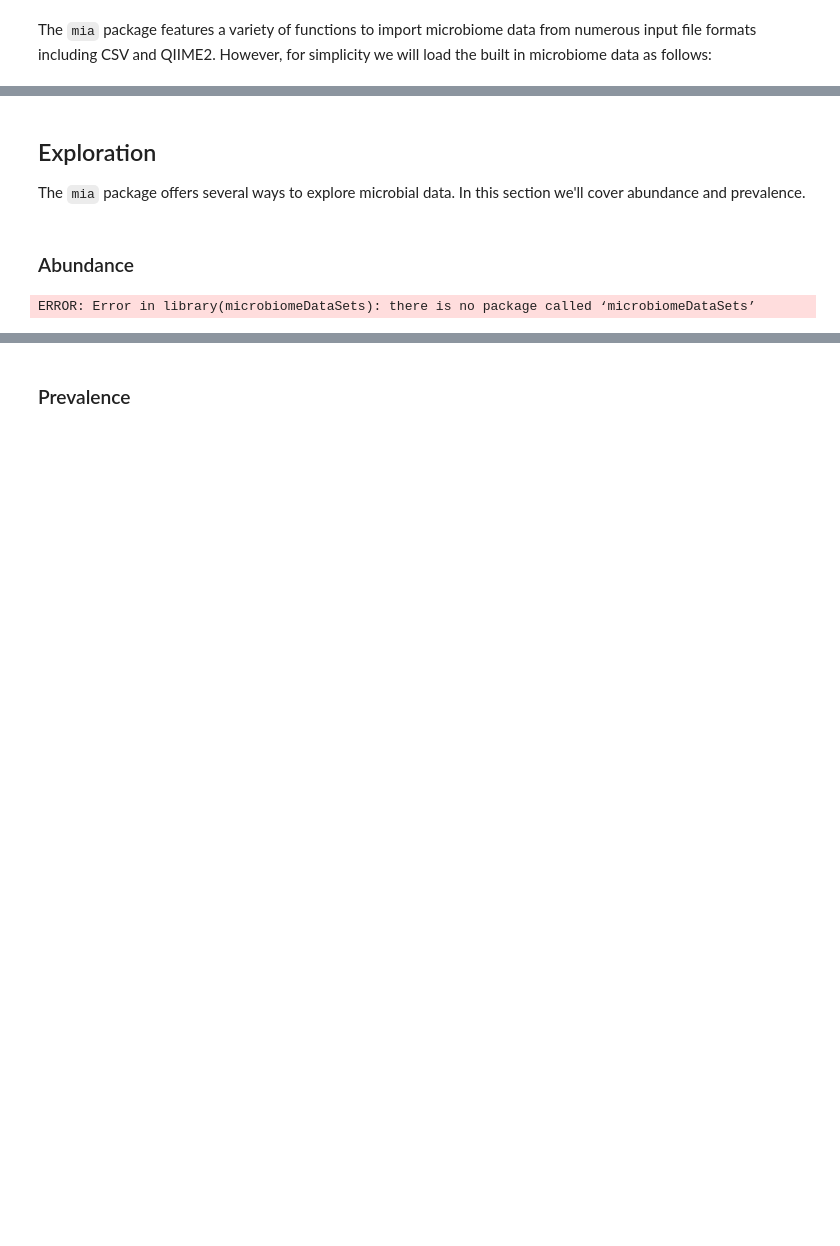
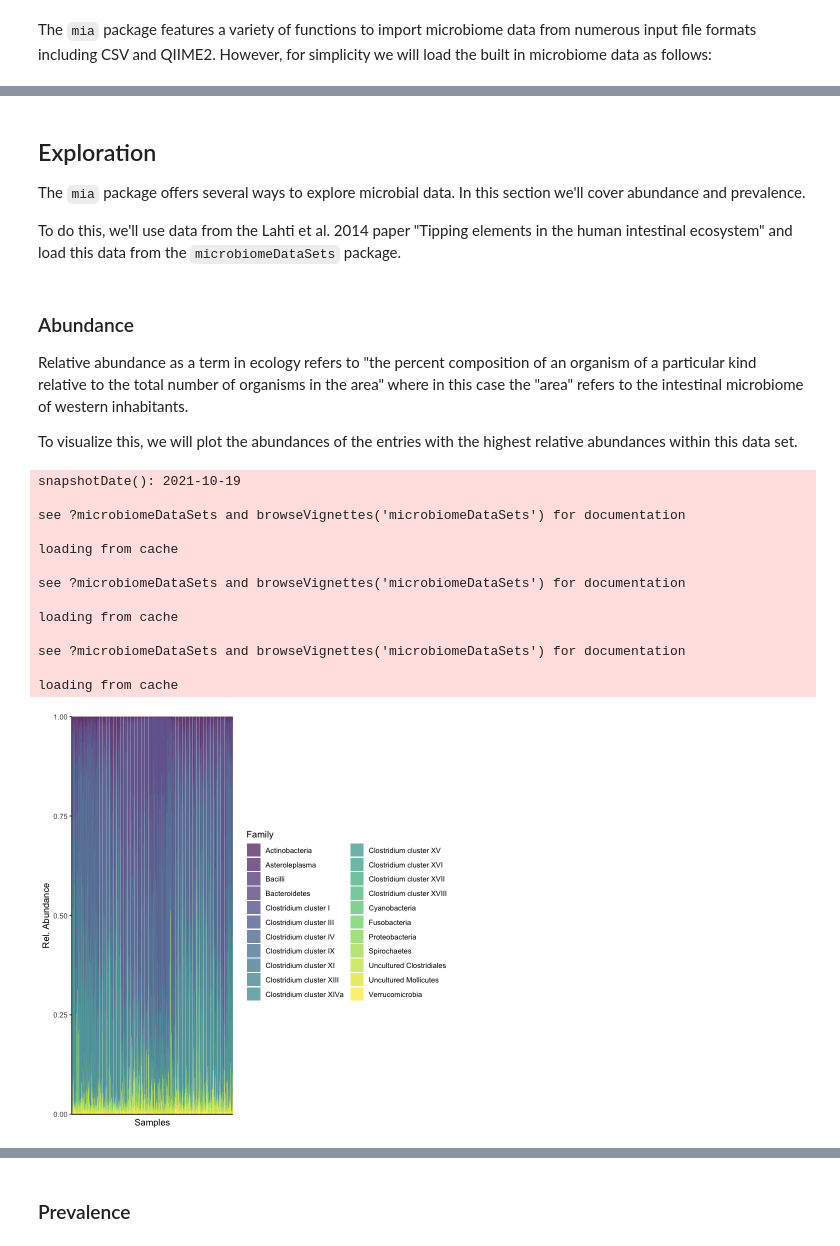
Before and after one commit to lucaspatel/med-263-final, a Jupyter notebook: Microbiome.ipynb, the cells around one changed output, grey strips where cells are left out. Drawn from its saved outputs; the diff is of its cells as text; code cells hidden in the pictures; blank space fills up the shorter version.

```diff
--- a/Microbiome.ipynb
+++ b/Microbiome.ipynb
@@ -77,14 +141,32 @@ colTree: NULL
 ## Exploration <a name="exploration"></a>
 
 The `mia` package offers several ways to explore microbial data. In this section we'll cover abundance and prevalence.
+
+To do this, we'll use data from the Lahti et al. 2014 paper "Tipping elements in the human intestinal ecosystem" and load this data from the `microbiomeDataSets` package.
 # %% [markdown]
 ### Abundance <a name="abundance"></a>
+
+Relative abundance as a term in ecology refers to "the percent composition of an organism of a particular kind relative to the total number of organisms in the area" where in this case the "area" refers to the intestinal microbiome of western inhabitants.
+
+To visualize this, we will plot the abundances of the entries with the highest relative abundances within this data set.
 # %%
-library(microbiomeDataSets)
-tse <- atlas1006()
+tse <- atlas1006() # refers to LahtiWAData above
 
 # Counts relative abundances
 tse <- transformSamples(tse, method = "relabundance")
-tse
+plotAbundance(tse, abund_values = "relabundance", rank="Family")
 # %% [output]
-ERROR: Error in library(microbiomeDataSets): there is no package called ‘microbiomeDataSets’
+snapshotDate(): 2021-10-19
+
+see ?microbiomeDataSets and browseVignettes('microbiomeDataSets') for documentation
+
+loading from cache
+
+see ?microbiomeDataSets and browseVignettes('microbiomeDataSets') for documentation
+
+loading from cache
+
+see ?microbiomeDataSets and browseVignettes('microbiomeDataSets') for documentation
+
+loading from cache
+[figure, added]
```
Also changed, not shown: parts of 18 cells of this notebook.
